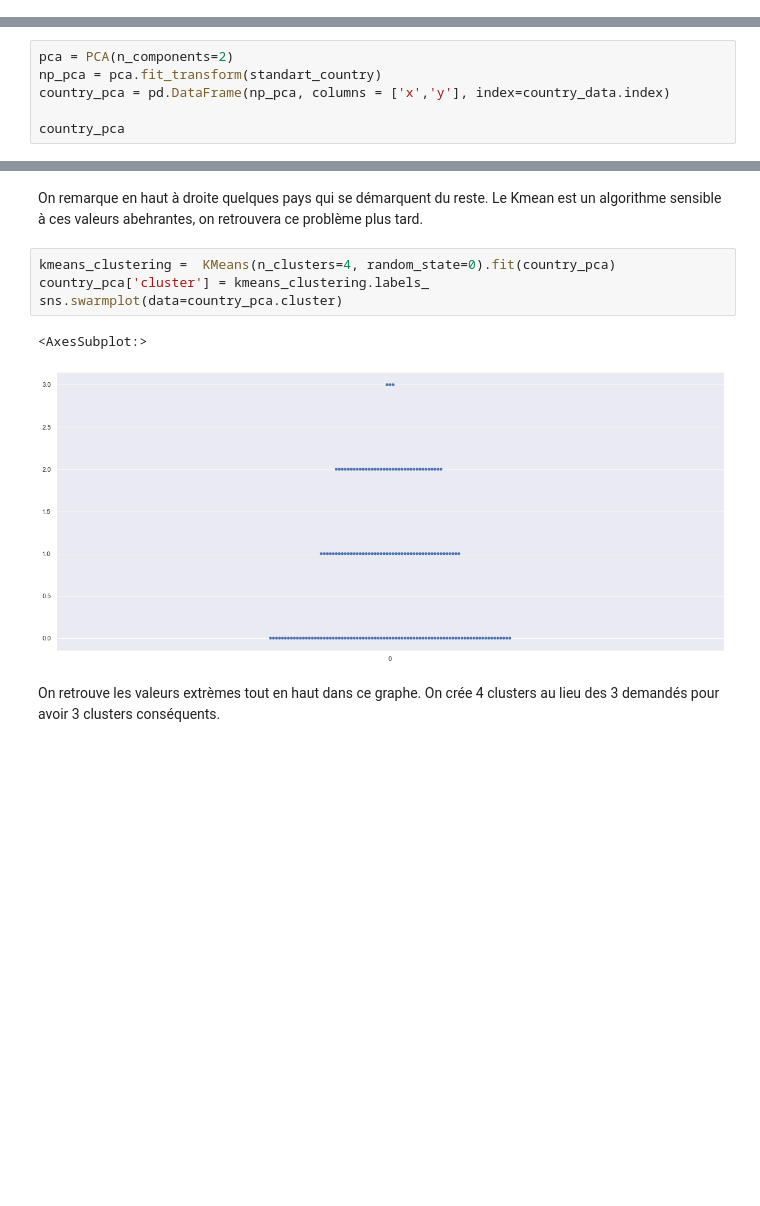
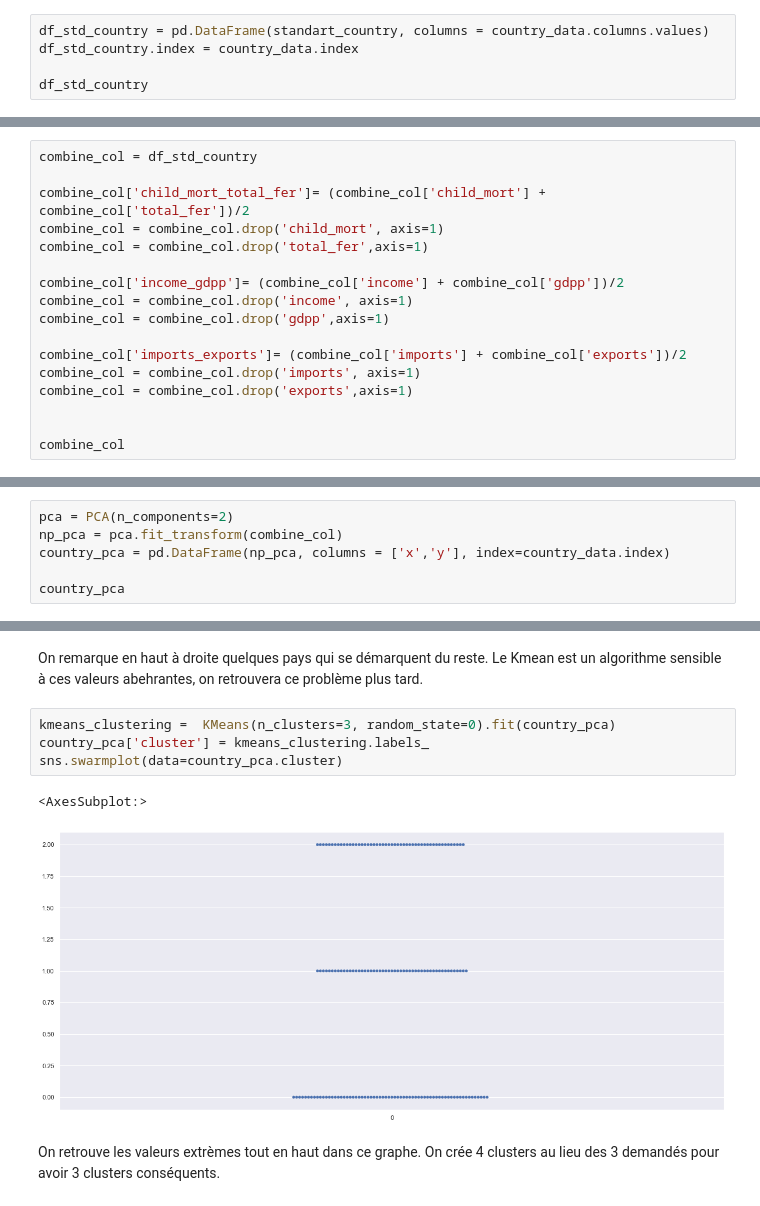
Before and after one commit to Vincent-Ta/Country_classification, a Jupyter notebook: main.ipynb, the cells around one changed output, grey strips where cells are left out. Saved outputs shown, nothing was run; the diff lists cells and outputs as text; blank space fills up the shorter version.

```diff
--- a/main.ipynb
+++ b/main.ipynb
@@ -182,0 +191,5 @@ array([[ 1.29153238, -1.13827979,  0.27908825, ..., -1.61909203,
+# %%
+df_std_country = pd.DataFrame(standart_country, columns = country_data.columns.values)
+df_std_country.index = country_data.index
+
+df_std_country
@@ -182,0 +214,17 @@ array([[ 1.29153238, -1.13827979,  0.27908825, ..., -1.61909203,
+# %%
+combine_col = df_std_country
+
+combine_col['child_mort_total_fer']= (combine_col['child_mort'] + combine_col['total_fer'])/2
+combine_col = combine_col.drop('child_mort', axis=1)
+combine_col = combine_col.drop('total_fer',axis=1)
+
+combine_col['income_gdpp']= (combine_col['income'] + combine_col['gdpp'])/2
+combine_col = combine_col.drop('income', axis=1)
+combine_col = combine_col.drop('gdpp',axis=1)
+
+combine_col['imports_exports']= (combine_col['imports'] + combine_col['exports'])/2
+combine_col = combine_col.drop('imports', axis=1)
+combine_col = combine_col.drop('exports',axis=1)
+
+
+combine_col
@@ -184,7 +247,7 @@ array([[ 1.29153238, -1.13827979,  0.27908825, ..., -1.61909203,
 On fait une ACP et on garde 2 dimensions
 # %%
 pca = PCA(n_components=2)
-np_pca = pca.fit_transform(standart_country)
+np_pca = pca.fit_transform(combine_col)
 country_pca = pd.DataFrame(np_pca, columns = ['x','y'], index=country_data.index)
 
 country_pca
@@ -212,12 +275,12 @@ sns.scatterplot(data=country_pca, x='x', y='y')
 On remarque en haut à droite quelques pays qui se démarquent du reste.
 Le Kmean est un algorithme sensible à ces valeurs abehrantes, on retrouvera ce problème plus tard.
 # %%
-kmeans_clustering =  KMeans(n_clusters=4, random_state=0).fit(country_pca)
+kmeans_clustering =  KMeans(n_clusters=3, random_state=0).fit(country_pca)
 country_pca['cluster'] = kmeans_clustering.labels_
 sns.swarmplot(data=country_pca.cluster)
 # %% [output]
 <AxesSubplot:>
-[figure, old version]
+[figure, new version]
 # %% [markdown]
 On retrouve les valeurs extrèmes tout en haut dans ce graphe. On crée 4 clusters au lieu des 3 demandés pour avoir 3 clusters conséquents.
 # %%
```
Also changed, not shown: parts of 11 cells of this notebook.
